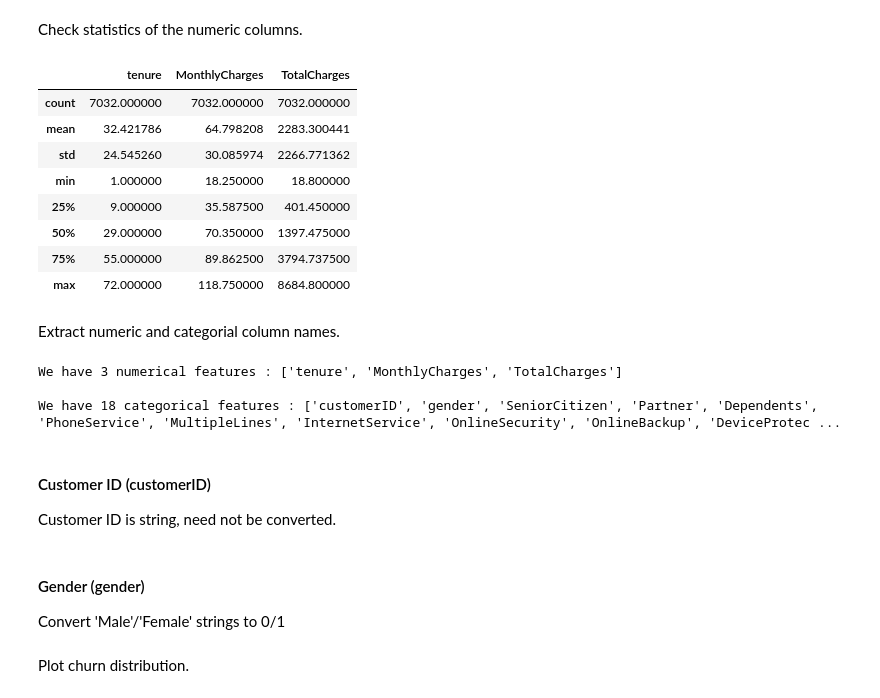
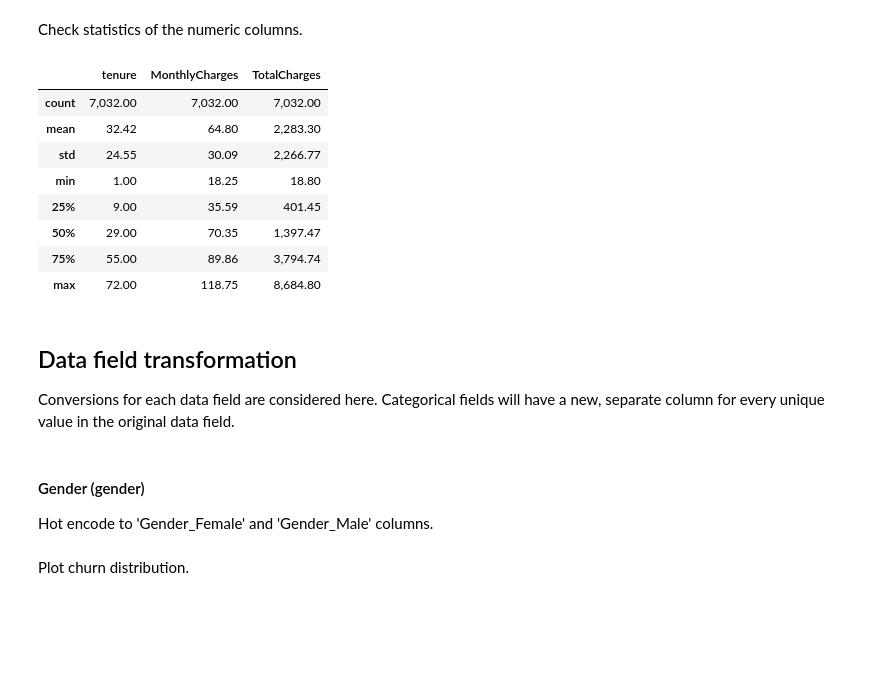
Before and after one commit to kushnertodd/telco-customer-churn, a Jupyter notebook: telco-customer-churn.ipynb, the cells around one changed output. Drawn from its saved outputs; the diff is of its cells as text; code cells hidden in the pictures; blank space fills up the shorter version.

```diff
--- a/telco-customer-churn.ipynb
+++ b/telco-customer-churn.ipynb
@@ -148,3 +155,4 @@ div.output_scroll { overflow-x: auto; }
 # %%
-df = pd.read_csv("WA_Fn-UseC_-Telco-Customer-Churn.csv")
+df_original = pd.read_csv("WA_Fn-UseC_-Telco-Customer-Churn.csv")
+df = df_original
 # %% [markdown]
@@ -264,0 +251,2 @@ TotalCharges data type:  float64
+# %%
+df = df.drop(columns=['customerID'])
@@ -312,35 +344,24 @@ memory usage: 1.2+ MB
 # %% [markdown]
 Check statistics of the numeric columns.
 # %%
-df.describe()
+df.describe().apply(lambda s: s.apply('{:,.2f}'.format))
 # %% [output]
 |  | tenure | MonthlyCharges | TotalCharges |
-| count | 7032.000000 | 7032.000000 | 7032.000000 |
-| mean | 32.421786 | 64.798208 | 2283.300441 |
-| std | 24.545260 | 30.085974 | 2266.771362 |
-| min | 1.000000 | 18.250000 | 18.800000 |
-| 25% | 9.000000 | 35.587500 | 401.450000 |
-| 50% | 29.000000 | 70.350000 | 1397.475000 |
-| 75% | 55.000000 | 89.862500 | 3794.737500 |
-| max | 72.000000 | 118.750000 | 8684.800000 |
+| count | 7,032.00 | 7,032.00 | 7,032.00 |
+| mean | 32.42 | 64.80 | 2,283.30 |
+| std | 24.55 | 30.09 | 2,266.77 |
+| min | 1.00 | 18.25 | 18.80 |
+| 25% | 9.00 | 35.59 | 401.45 |
+| 50% | 29.00 | 70.35 | 1,397.47 |
+| 75% | 55.00 | 89.86 | 3,794.74 |
+| max | 72.00 | 118.75 | 8,684.80 |
-# %% [markdown]
-Extract numeric and categorial column names.
-# %%
-numeric_features = [feature for feature in df.columns if df[feature].dtype != 'O']
-categorical_features = [feature for feature in df.columns if df[feature].dtype == 'O']
-
-print('We have {} numerical features : {}'.format(len(numeric_features), numeric_features))
-print('\nWe have {} categorical features : {}'.format(len(categorical_features), categorical_features))
-# %% [output]
-We have 3 numerical features : ['tenure', 'MonthlyCharges', 'TotalCharges']
-
-We have 18 categorical features : ['customerID', 'gender', 'SeniorCitizen', 'Partner', 'Dependents', 'PhoneService', 'MultipleLines', 'InternetService', 'OnlineSecurity', 'OnlineBackup', 'DeviceProtec ...
-# %% [markdown]
-#### Customer ID (customerID)
-Customer ID is string, need not be converted.
+# %% [markdown]
+## Data field transformation
+Conversions for each data field are considered here.
+Categorical fields will have a new, separate column for every unique value in the original data field.
 # %% [markdown]
 #### Gender (gender)
-Convert 'Male'/'Female' strings to 0/1
+Hot encode to 'Gender_Female' and 'Gender_Male' columns.
 # %% [markdown]
 Plot churn distribution.
 # %%
```
Also changed, not shown: parts of 56 cells of this notebook, 7 other files.
